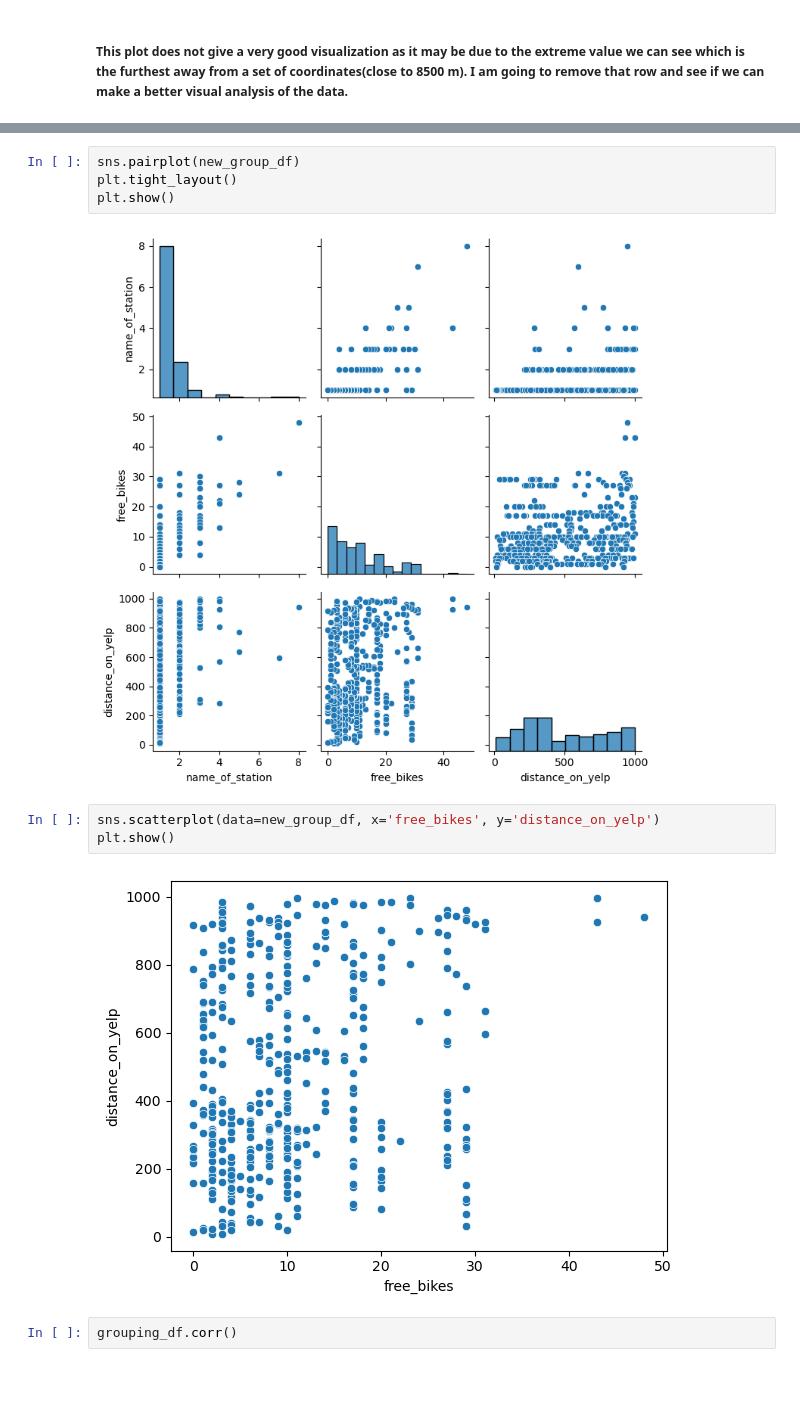
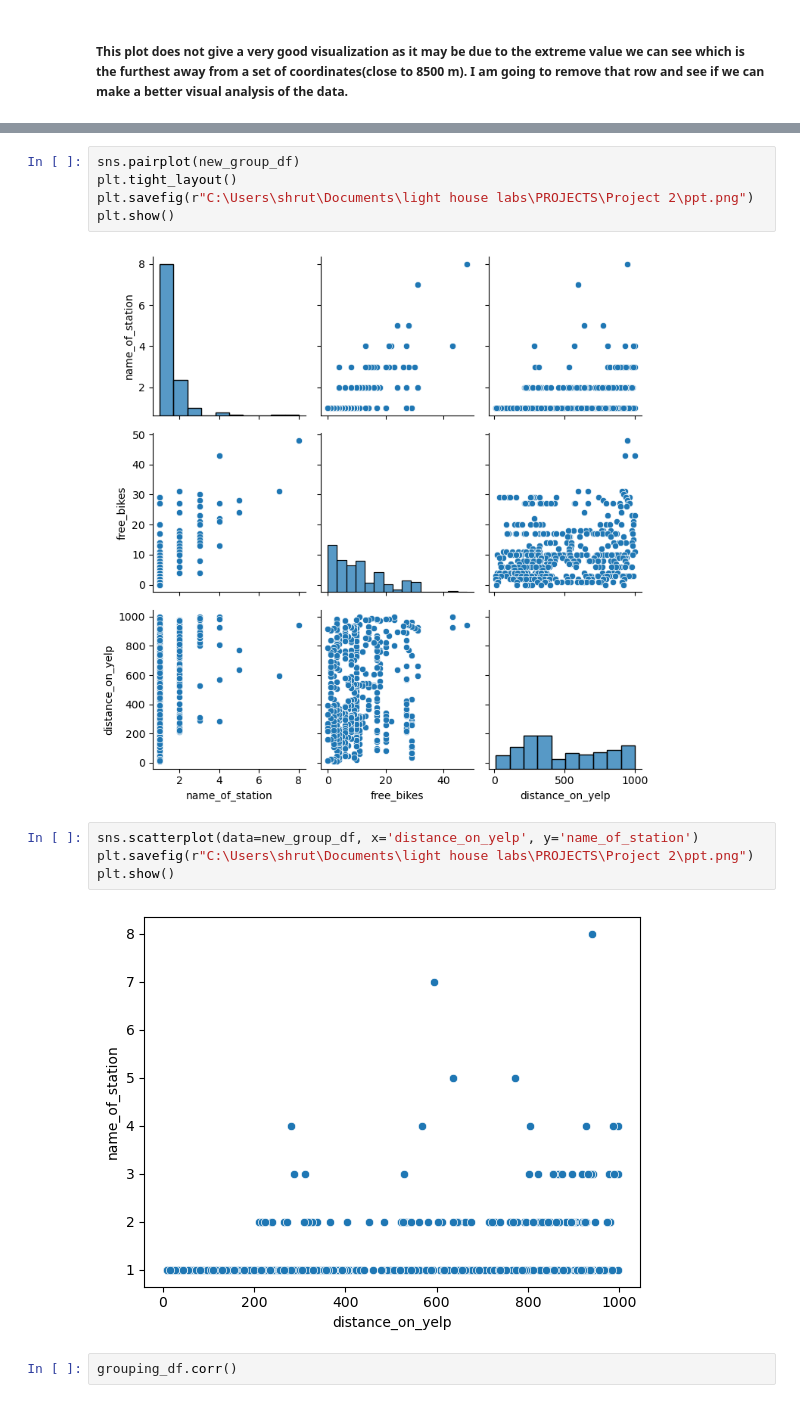
Before and after one commit to skijbile/Statistical-Modeling---Python, a Jupyter notebook: notebooks/joining_data.ipynb, the cells around one changed output, grey strips where cells are left out. Drawn from its saved outputs; the diff is of its cells as text.

```diff
--- a/notebooks/joining_data.ipynb
+++ b/notebooks/joining_data.ipynb
@@ -149,14 +185,16 @@ new_group_df
 # %%
 sns.pairplot(new_group_df)
 plt.tight_layout()
+plt.savefig(r"C:\Users\shrut\Documents\light house labs\PROJECTS\Project 2\ppt.png")
 plt.show()
 # %% [output]
 [figure]
 # %%
-sns.scatterplot(data=new_group_df, x='free_bikes', y='distance_on_yelp')
+sns.scatterplot(data=new_group_df, x='distance_on_yelp', y='name_of_station')
+plt.savefig(r"C:\Users\shrut\Documents\light house labs\PROJECTS\Project 2\ppt.png")
 plt.show()
 # %% [output]
-[figure, old version]
+[figure, new version]
 # %%
 grouping_df.corr()
 # %% [output]
```
Also changed, not shown: parts of 15 cells of this notebook, 7 other files.
